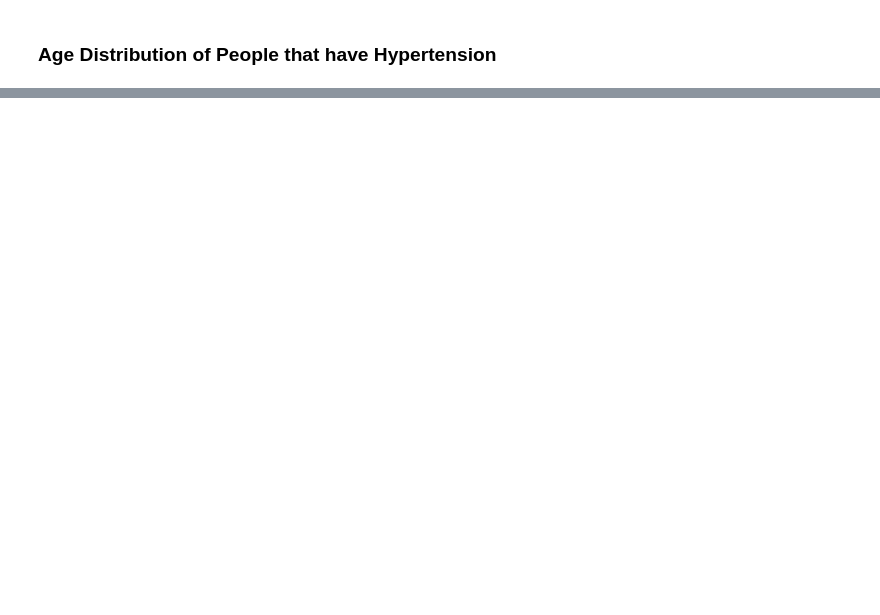
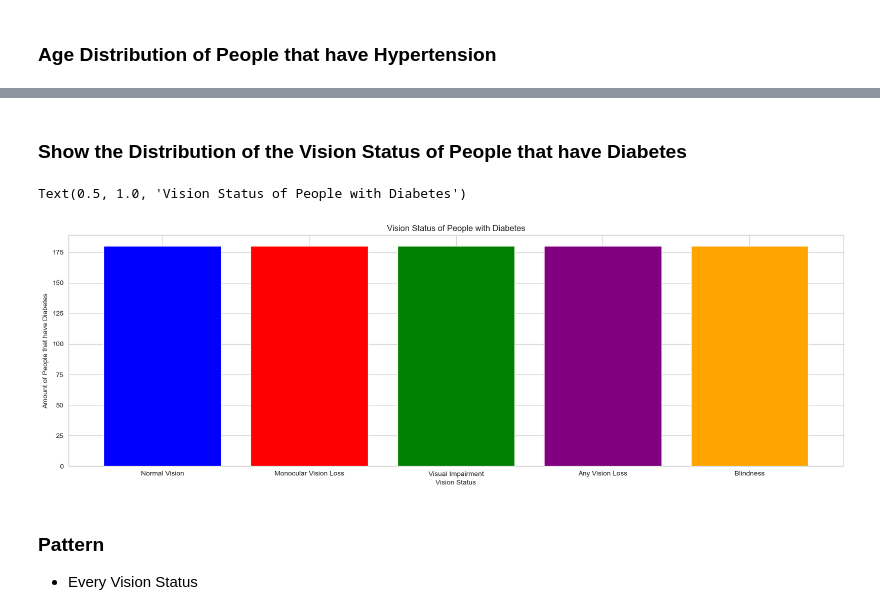
Before and after one commit to byQuexo/DataScienceHealthcareSOL, a Jupyter notebook: main.ipynb, the cells around one changed output, grey strips where cells are left out. Drawn from its saved outputs; the diff is of its cells as text; code cells hidden in the pictures; blank space fills up the shorter version.

```diff
--- a/main.ipynb
+++ b/main.ipynb
@@ -221,0 +246,29 @@ Name: count, dtype: int64
+# %% [markdown]
+
+
+
+### Show the Distribution of the Vision Status of People that have Diabetes
+# %%
+plt.figure(figsize=(20, 6))
+x = ['Normal Vision', 'Monocular Vision Loss', 'Visual Impairment', 'Any Vision Loss', 'Blindness']
+
+### Count each aspected Vision Status
+d_normal_vision = df[(df['RiskFactor'] == 'Diabetes') & (df['Question'] == 'Presenting visual acuity') & (df['Response'] == 'Presenting with normal vision')]['Response']
+d_monocular_vision_loss = df[(df['RiskFactor'] == 'Diabetes') & (df['Question'] == 'Presenting visual acuity') & (df['Response'] == 'Presenting with monocular vision loss')]['Response']
+d_impairment_vision = df[(df['RiskFactor'] == 'Diabetes') & (df['Question'] == 'Presenting visual acuity') & (df['Response'] == 'Presenting with visual impairment')]['Response']
+d_any_vision_loss = df[(df['RiskFactor'] == 'Diabetes') & (df['Question'] == 'Presenting visual acuity') & (df['Response'] == 'Presenting with any vision loss')]['Response']
+d_with_blindness = df[(df['RiskFactor'] == 'Diabetes') & (df['Question'] == 'Presenting visual acuity') & (df['Response'] == 'Presenting with US-defined blindness')]['Response']
+
+### Make the Bar Plot give them different colors
+plt.bar(x, [d_normal_vision.count(), d_monocular_vision_loss.count(), d_impairment_vision.count(), d_any_vision_loss.count(), d_with_blindness.count()], color=['blue', 'red', 'green', 'purple', 'orange'])
+
+plt.xlabel('Vision Status')
+plt.ylabel('Amount of People that have Diabetes')
+plt.title('Vision Status of People with Diabetes')
+# %% [output]
+Text(0.5, 1.0, 'Vision Status of People with Diabetes')
+[figure, added]
+# %% [markdown]
+### Pattern
+
+* Every Vision Status
```
Also changed, not shown: parts of 12 cells of this notebook.
